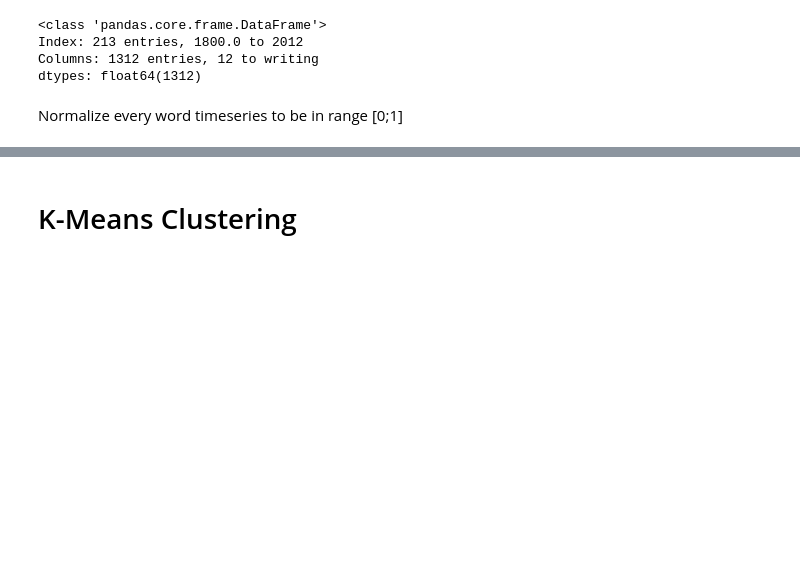
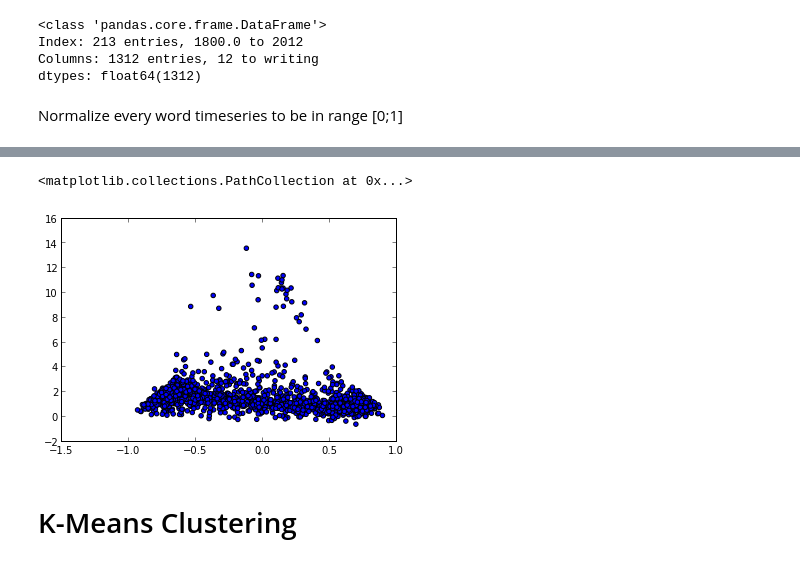
Before and after one commit to ahane/i290-project, a Jupyter notebook: Cluster_metrics.ipynb, the cells around one changed output, grey strips where cells are left out. Saved outputs shown, nothing was run; the diff lists cells and outputs as text; code cells hidden in the pictures; blank space fills up the shorter version.

```diff
--- a/Cluster_metrics.ipynb
+++ b/Cluster_metrics.ipynb
@@ -126,3 +210,8 @@ plt.scatter(metrics_norm['Mean'], metrics_norm['Skewness'])
+# %%
+plt.scatter(metrics['r'], metrics['Skewness'])
+# %% [output]
+<matplotlib.collections.PathCollection at 0x...>
+[figure, added]
 # %% [markdown]
 K-Means Clustering
 ==================
```
Also changed, not shown: parts of 15 cells of this notebook.
